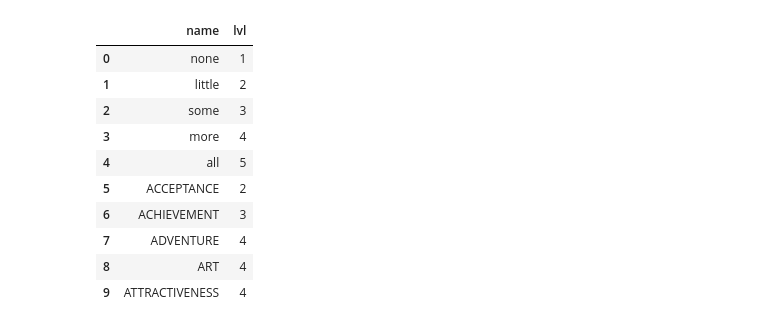
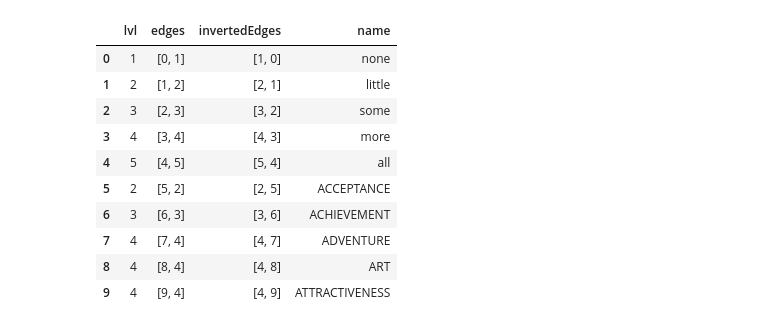
Before and after one commit to LilaShiba/aiValuesConstruct, a Jupyter notebook: dataAnalysis.ipynb, the cells around one changed output. Saved outputs shown, nothing was run; the diff lists cells and outputs as text; code cells hidden in the pictures.

```diff
--- a/dataAnalysis.ipynb
+++ b/dataAnalysis.ipynb
@@ -8,17 +11,31 @@ from collections import defaultdict
 # %%
 #df = pd.read_csv('valuesAdjList.csv')
 df = pd.read_csv('data/valuesMatrix.csv')
-df.columns
+# df.columns
+# df.head(10)
+nameDict = df['name']
+nameDict[0]
+df = df.drop('name',axis=1)
+# # range of lvls 1-5
+#df[df['lvl'] < 5] -= 1
+#df.rename(columns={'lvl': 'node'}, inplace=True)
+newColBase = df['lvl'].to_numpy()
+newCol = [[idx,x] for idx, x in enumerate(newColBase)]
+newColInvert = [[x,idx] for idx, x in enumerate(newColBase)]
+
+df['edges'] = newCol
+df['invertedEdges'] = newColInvert
+df['name'] = nameDict
 df.head(10)
 # %% [output]
-|  | name | lvl |
-| 0 | none | 1 |
-| 1 | little | 2 |
-| 2 | some | 3 |
-| 3 | more | 4 |
-| 4 | all | 5 |
-| 5 | ACCEPTANCE | 2 |
-| 6 | ACHIEVEMENT | 3 |
-| 7 | ADVENTURE | 4 |
-| 8 | ART | 4 |
-| 9 | ATTRACTIVENESS | 4 |
+|  | lvl | edges | invertedEdges | name |
+| 0 | 1 | [0, 1] | [1, 0] | none |
+| 1 | 2 | [1, 2] | [2, 1] | little |
+| 2 | 3 | [2, 3] | [3, 2] | some |
+| 3 | 4 | [3, 4] | [4, 3] | more |
+| 4 | 5 | [4, 5] | [5, 4] | all |
+| 5 | 2 | [5, 2] | [2, 5] | ACCEPTANCE |
+| 6 | 3 | [6, 3] | [3, 6] | ACHIEVEMENT |
+| 7 | 4 | [7, 4] | [4, 7] | ADVENTURE |
+| 8 | 4 | [8, 4] | [4, 8] | ART |
+| 9 | 4 | [9, 4] | [4, 9] | ATTRACTIVENESS |
```
Also changed, not shown: parts of 20 cells of this notebook.
